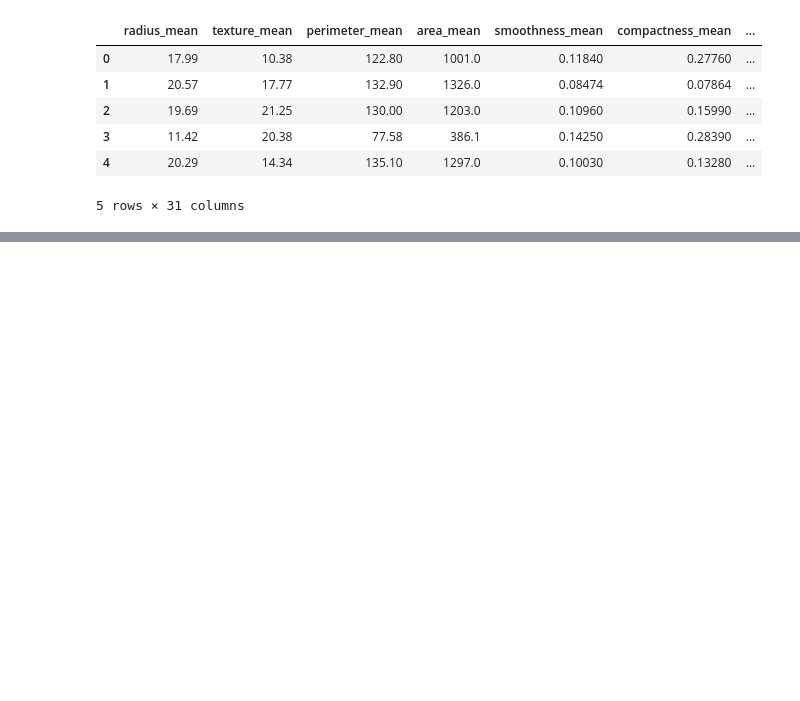
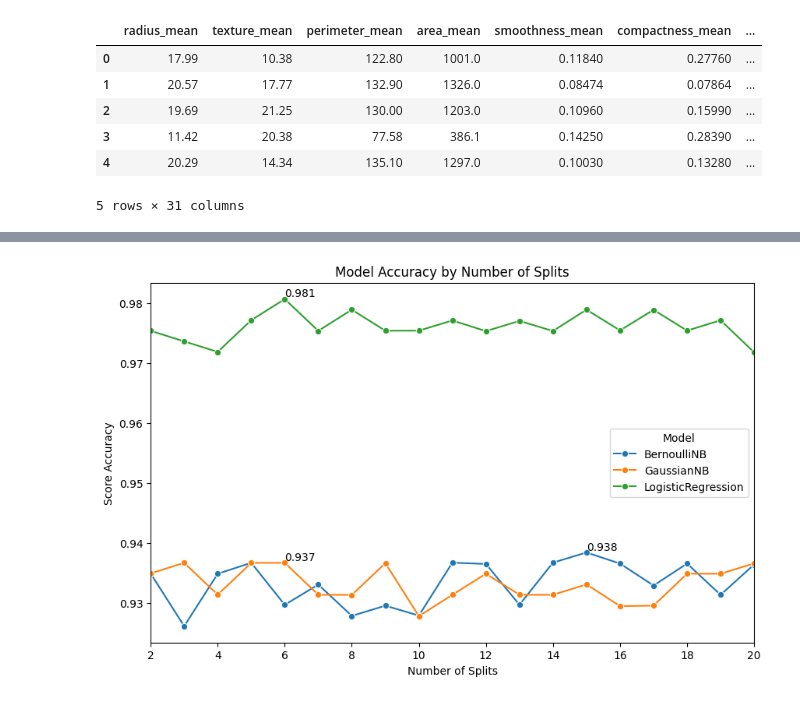
Before and after one commit to DeusNexus/iu-breast-cancer-identification, a Jupyter notebook: notebooks/model_training.ipynb, the cells around one changed output, grey strips where cells are left out. Cells and saved outputs as stored; diff of their text form; code cells hidden in the pictures; blank space fills up the shorter version.

```diff
--- a/notebooks/model_training.ipynb
+++ b/notebooks/model_training.ipynb
@@ -117,0 +329,42 @@ plt.show()
+# %%
+# Reset the index so 'n_split' becomes a regular column
+df_pivoted_reset = df_pivoted.reset_index()
+
+# Melt the DataFrame to long format, which Seaborn can use for lineplot
+df_long = pd.melt(df_pivoted_reset, id_vars=['n_split'], var_name='model', value_name='score_accuracy')
+
+# Create the line plot
+plt.figure(figsize=(10, 6))
+sns.lineplot(data=df_long, x='n_split', y='score_accuracy', hue='model', marker='o')
+
+# Add plot title and labels
+plt.title('Model Accuracy by Number of Splits')
+plt.xlabel('Number of Splits')
+plt.ylabel('Score Accuracy')
+
+# Set the limits for the x-axis
+plt.xlim(2, 20)
+
+# Loop through each model to find and annotate the highest score
+for model in df_long['model'].unique():
+    # Filter the data for the current model
+    model_data = df_long[df_long['model'] == model]
+
+    # Find the row with the highest score for the current model
+    max_score_row = model_data[model_data['score_accuracy'] == model_data['score_accuracy'].max()].iloc[0]
+
+    # Annotate the highest score for the model
+    plt.text(
+        x=max_score_row['n_split'],
+        y=max_score_row['score_accuracy'],
+        s=f"{max_score_row['score_accuracy']:.3f}",  # Format the score to 3 decimal places
+        color='black',
+        ha='left',  # Horizontal alignment
+        va='bottom'  # Vertical alignment
+    )
+
+# Show the plot
+plt.legend(title='Model')
+plt.show()
+# %% [output]
+[figure, added]
```
Also changed, not shown: parts of 13 cells of this notebook, 6 other files.
